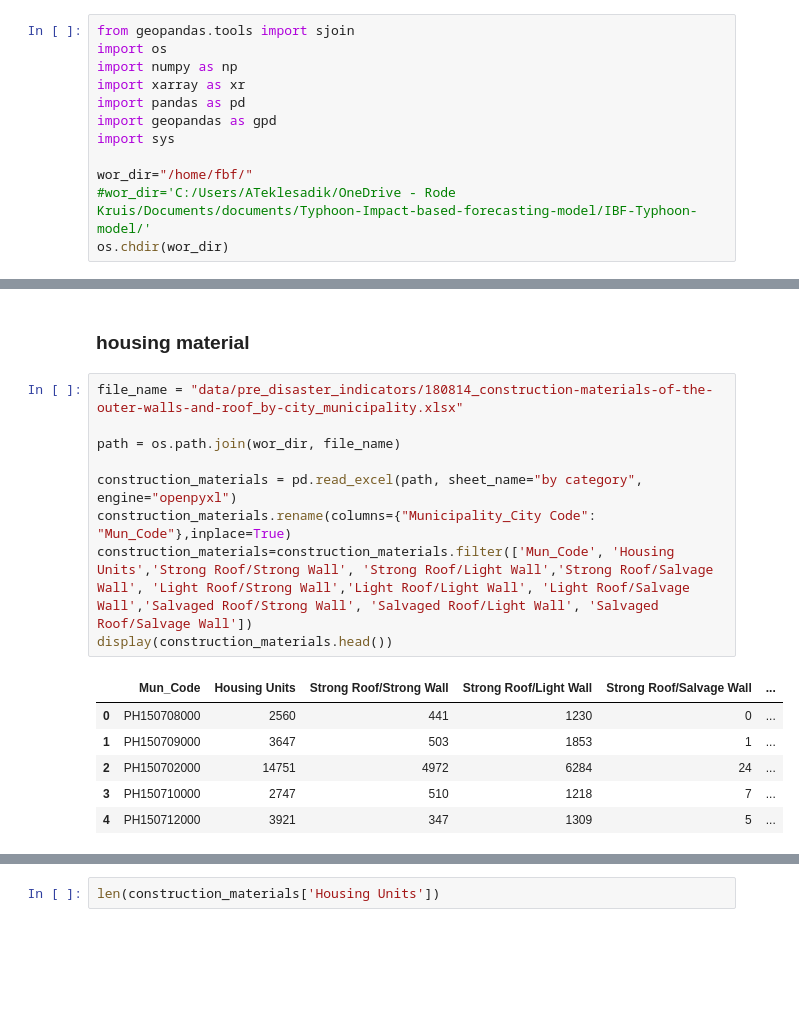
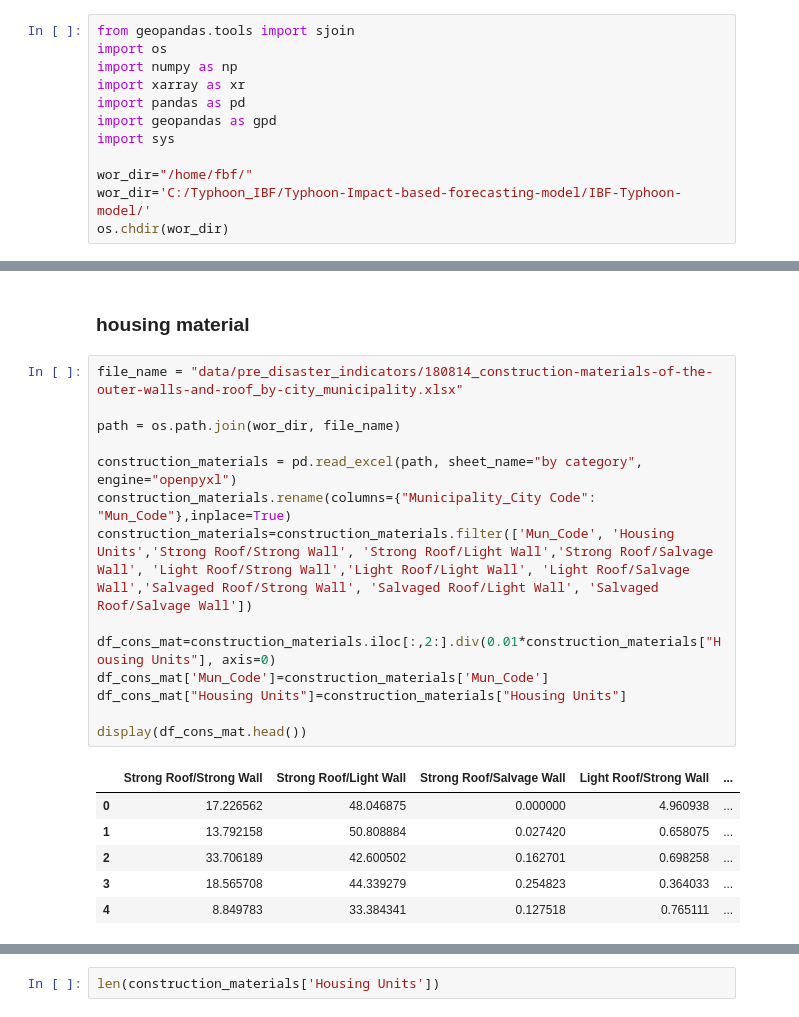
Before and after one commit to rodekruis/Typhoon-Impact-based-forecasting-model, a Jupyter notebook: IBF-Typhoon-model/documentation/notebooks/pre_disaster_indicators.ipynb, the cells around one changed output, grey strips where cells are left out. Cells and saved outputs as stored; diff of their text form; blank space fills up the shorter version.

```diff
--- a/IBF-Typhoon-model/documentation/notebooks/pre_disaster_indicators.ipynb
+++ b/IBF-Typhoon-model/documentation/notebooks/pre_disaster_indicators.ipynb
@@ -8,7 +8,7 @@ import geopandas as gpd
 import sys
 
 wor_dir="/home/fbf/"
-#wor_dir='C:/Users/ATeklesadik/OneDrive - Rode Kruis/Documents/documents/Typhoon-Impact-based-forecasting-model/IBF-Typhoon-model/'
+wor_dir='C:/Typhoon_IBF/Typhoon-Impact-based-forecasting-model/IBF-Typhoon-model/'
 os.chdir(wor_dir)
 # %% [markdown]
 ### Source for pre disaster indicators: https://data.humdata.org/dataset/philippines-pre-disaster-indicators
@@ -78,16 +79,21 @@ display(vulnerable_groups.head())
 # %%
 file_name = "data/pre_disaster_indicators/180814_construction-materials-of-the-outer-walls-and-roof_by-city_municipality.xlsx"
 
 path = os.path.join(wor_dir, file_name)
 
 construction_materials = pd.read_excel(path, sheet_name="by category", engine="openpyxl")
 construction_materials.rename(columns={"Municipality_City Code": "Mun_Code"},inplace=True)
 construction_materials=construction_materials.filter(['Mun_Code', 'Housing Units','Strong Roof/Strong Wall', 'Strong Roof/Light Wall','Strong Roof/Salvage Wall', 'Light Roof/Strong Wall','Light Roof/Light Wall', 'Light Roof/Salvage Wall','Salvaged Roof/Strong Wall', 'Salvaged Roof/Light Wall', 'Salvaged Roof/Salvage Wall'])
-display(construction_materials.head())
+
+df_cons_mat=construction_materials.iloc[:,2:].div(0.01*construction_materials["Housing Units"], axis=0)
+df_cons_mat['Mun_Code']=construction_materials['Mun_Code']
+df_cons_mat["Housing Units"]=construction_materials["Housing Units"]
+
+display(df_cons_mat.head())
 # %% [output]
-|  | Mun_Code | Housing Units | Strong Roof/Strong Wall | Strong Roof/Light Wall | Strong Roof/Salvage Wall | ... |
-| 0 | PH150708000 | 2560 | 441 | 1230 | 0 | ... |
-| 1 | PH150709000 | 3647 | 503 | 1853 | 1 | ... |
-| 2 | PH150702000 | 14751 | 4972 | 6284 | 24 | ... |
-| 3 | PH150710000 | 2747 | 510 | 1218 | 7 | ... |
-| 4 | PH150712000 | 3921 | 347 | 1309 | 5 | ... |
+|  | Strong Roof/Strong Wall | Strong Roof/Light Wall | Strong Roof/Salvage Wall | Light Roof/Strong Wall | ... |
+| 0 | 17.226562 | 48.046875 | 0.000000 | 4.960938 | ... |
+| 1 | 13.792158 | 50.808884 | 0.027420 | 0.658075 | ... |
+| 2 | 33.706189 | 42.600502 | 0.162701 | 0.698258 | ... |
+| 3 | 18.565708 | 44.339279 | 0.254823 | 0.364033 | ... |
+| 4 | 8.849783 | 33.384341 | 0.127518 | 0.765111 | ... |
```
Also changed, not shown: parts of 13 cells of this notebook, 12 other files.
